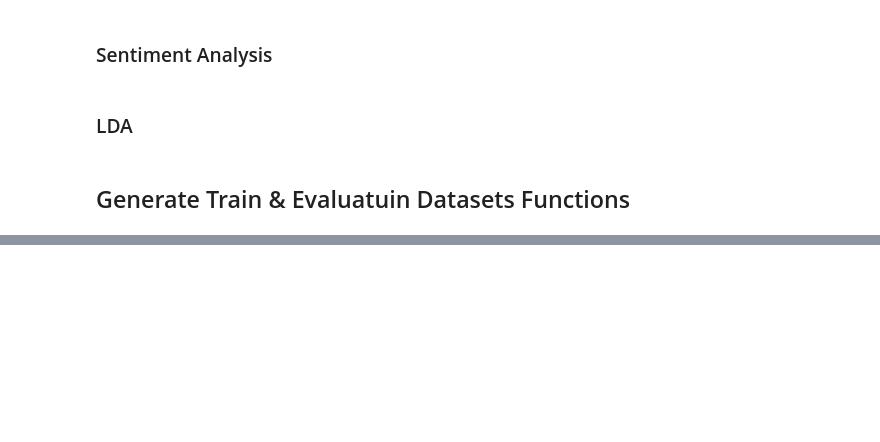
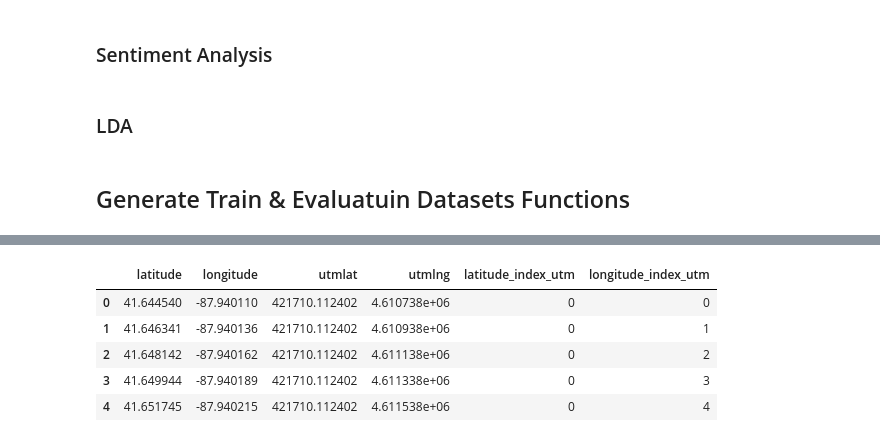
Before and after one commit to kstrauch94/Crime-Prediction-with-Tweets, a Jupyter notebook: pipeline/Pipeline.ipynb, the cells around one changed output, grey strips where cells are left out. Saved outputs shown, nothing was run; the diff lists cells and outputs as text; code cells hidden in the pictures; blank space fills up the shorter version.

```diff
--- a/pipeline/Pipeline.ipynb
+++ b/pipeline/Pipeline.ipynb
@@ -338,0 +382,18 @@ def plot_surveillance_data(surveillance_data):
+# %%
+utm_latitude_dim = np.arange(CHICAGO_UTM_COORDS['ll']['latitude'],
+                             CHICAGO_UTM_COORDS['ur']['latitude'],
+                             200)
+
+utm_longitude_dim = np.arange(CHICAGO_UTM_COORDS['ll']['longitude'],
+                              CHICAGO_UTM_COORDS['ur']['longitude'],
+                              200)
+
+utm_grid_list = [{'utmlat': lat,
+                  'utmlng': lng}
+                 for lat, lng in itertools.product(utm_latitude_dim,
+                                                   utm_longitude_dim)]
+for cord in utm_grid_list:
+    cord.update(_utm2latlng({'latitude': cord['utmlat'], 'longitude': cord['utmlng']}))
+# %%
+utm_grid_df = pd.DataFrame(utm_grid_list)
+utm_grid_df.head()
@@ -338,0 +407,17 @@ def plot_surveillance_data(surveillance_data):
+# %%
+utm_grid_df.loc[:, 'latitude_index_utm'] = (((utm_grid_df['utmlat'] - CHICAGO_UTM_COORDS['ll']['latitude'])
+                                / 200)
+                               .astype(int))
+
+utm_grid_df.loc[:, 'longitude_index_utm'] = (((utm_grid_df['utmlng'] - CHICAGO_UTM_COORDS['ll']['longitude'])
+                                 / 200)
+                                .astype(int))
+# %%
+utm_grid_df.head()
+# %% [output]
+|  | latitude | longitude | utmlat | utmlng | latitude_index_utm | longitude_index_utm |
+| 0 | 41.644540 | -87.940110 | 421710.112402 | 4.610738e+06 | 0 | 0 |
+| 1 | 41.646341 | -87.940136 | 421710.112402 | 4.610938e+06 | 0 | 1 |
+| 2 | 41.648142 | -87.940162 | 421710.112402 | 4.611138e+06 | 0 | 2 |
+| 3 | 41.649944 | -87.940189 | 421710.112402 | 4.611338e+06 | 0 | 3 |
+| 4 | 41.651745 | -87.940215 | 421710.112402 | 4.611538e+06 | 0 | 4 |
```
Also changed, not shown: parts of 22 cells of this notebook.
